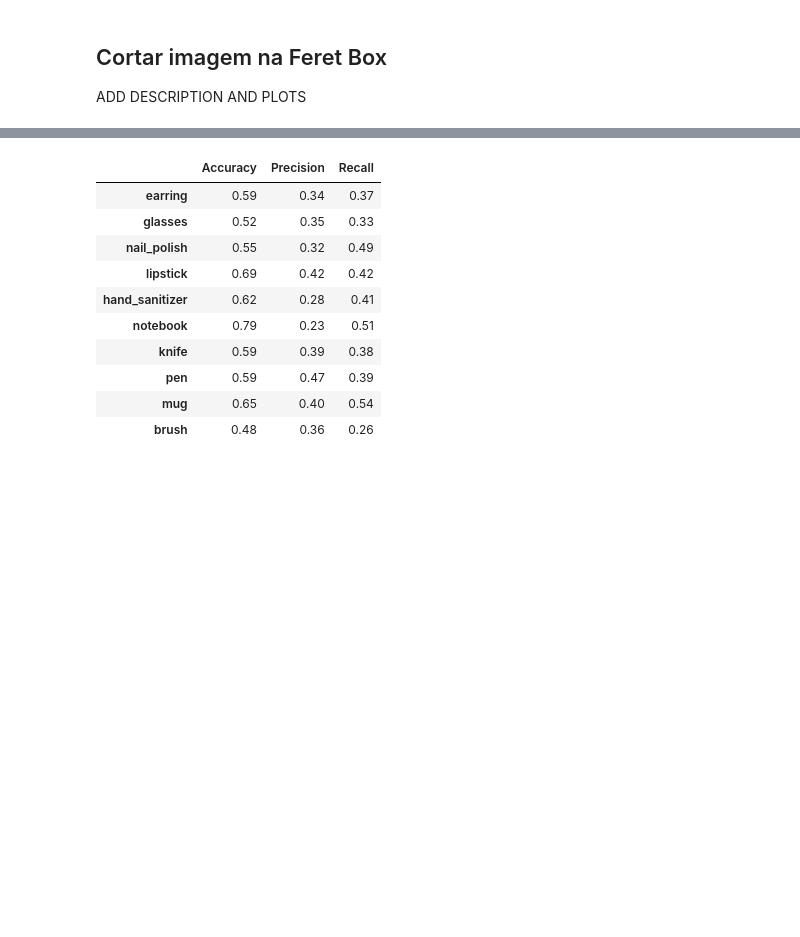
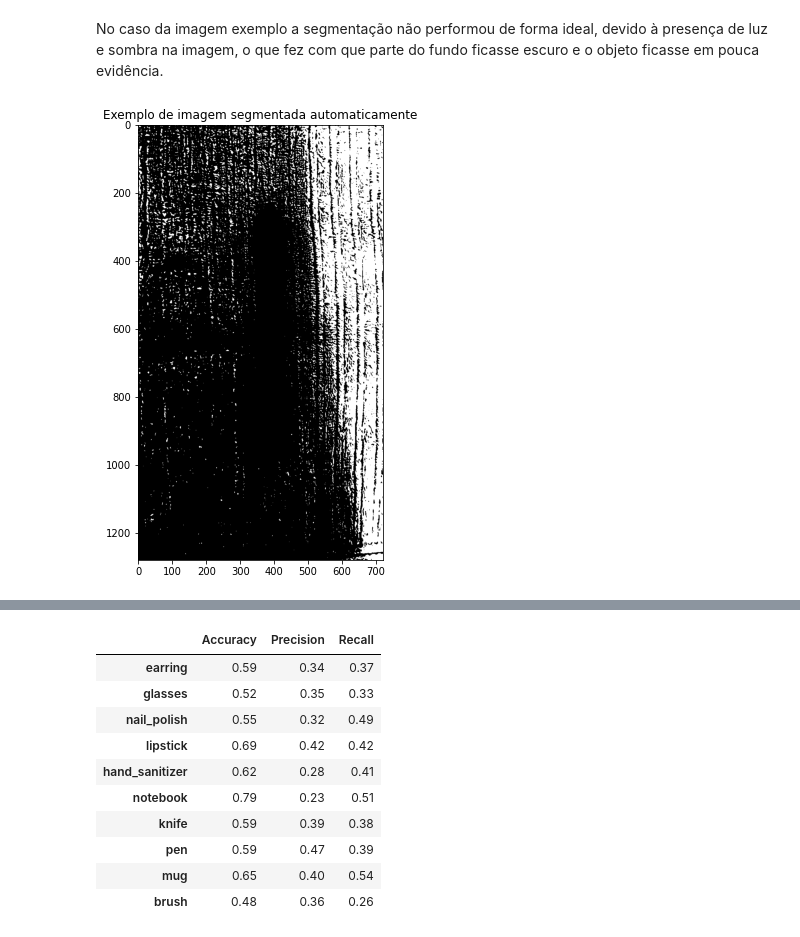
Before and after one commit to iblucher/MAC5768, a Jupyter notebook: ep3-segmentation-and-feret-box.ipynb, the cells around one changed output, grey strips where cells are left out. Saved outputs shown, nothing was run; the diff lists cells and outputs as text; code cells hidden in the pictures; blank space fills up the shorter version.

```diff
--- a/ep3-segmentation-and-feret-box.ipynb
+++ b/ep3-segmentation-and-feret-box.ipynb
@@ -54,7 +65,13 @@ for filename in ORIGINAL_GRAY_DATASET_PATH.rglob('*'):
         segmented_img = threshold_segmentation(img)
         uint8_segmented_img = img_as_ubyte(segmented_img)
         io.imsave(f'{segmented_path}/{tail}', uint8_segmented_img)
-# %% [markdown]
-## Cortar imagem na Feret Box
-
-ADD DESCRIPTION AND PLOTS
+# %% [markdown]
+No caso da imagem exemplo a segmentação não performou de forma ideal, devido à presença de luz e sombra na imagem, o que fez com que parte do fundo ficasse escuro e o objeto ficasse em pouca evidência.
+# %%
+seg_fig = plt.figure(figsize=(12, 8))
+seg_ax = seg_fig.add_subplot(111)
+
+seg_ax.imshow(segmented_img, cmap='gray')
+seg_ax.set_title('Exemplo de imagem segmentada automaticamente');
+# %% [output]
+[figure, added]
```
Also changed, not shown: parts of 14 cells of this notebook, 1 other file.
